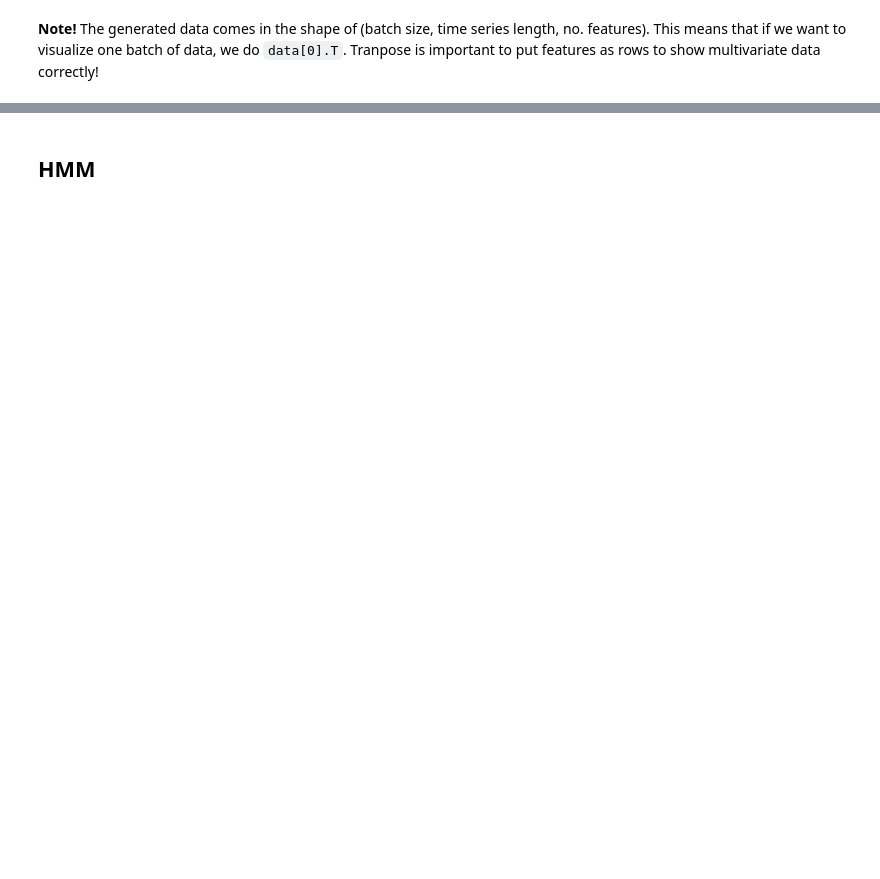
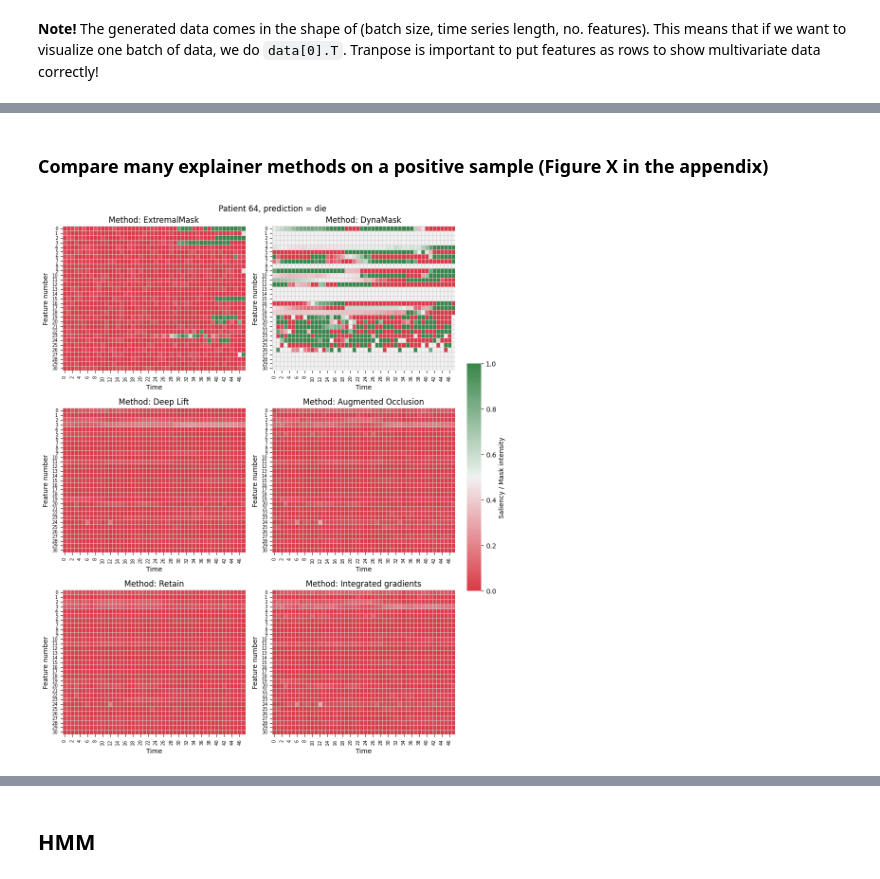
Before and after one commit to anonymous8293/factai, a Jupyter notebook: visualization.ipynb, the cells around one changed output, grey strips where cells are left out. Drawn from its saved outputs; the diff is of its cells as text; code cells hidden in the pictures; blank space fills up the shorter version.

```diff
--- a/visualization.ipynb
+++ b/visualization.ipynb
@@ -454,0 +176,14 @@ plot_components(
+# %% [markdown]
+### Compare many explainer methods on a positive sample (Figure X in the appendix)
+# %%
+saliencies = {
+    "ExtremalMask": extremal_mask_attr_mimic[POS_ID].T,
+    "DynaMask": dyna_mask_attr_mimic[POS_ID].T,
+    "Deep Lift": deep_lift_attr_mimic[POS_ID].T,
+    "Augmented Occlusion": aug_occlusion_attr_mimic[POS_ID].T,
+    "Retain": retain_attr_mimic[POS_ID].T,
+    "Integrated gradients": aug_occlusion_attr_mimic[POS_ID].T,
+}
+plot_heatmap(saliencies, title=f"Patient {POS_ID}, prediction = die")
+# %% [output]
+[figure, added]
```
Also changed, not shown: parts of 126 cells of this notebook.
